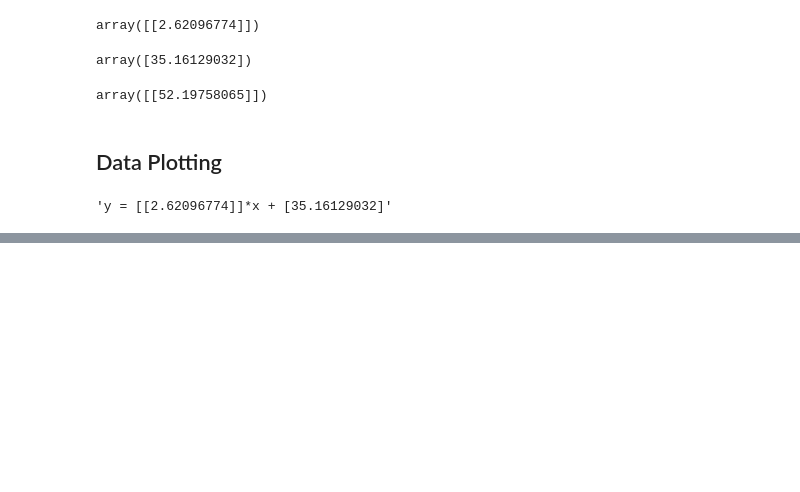
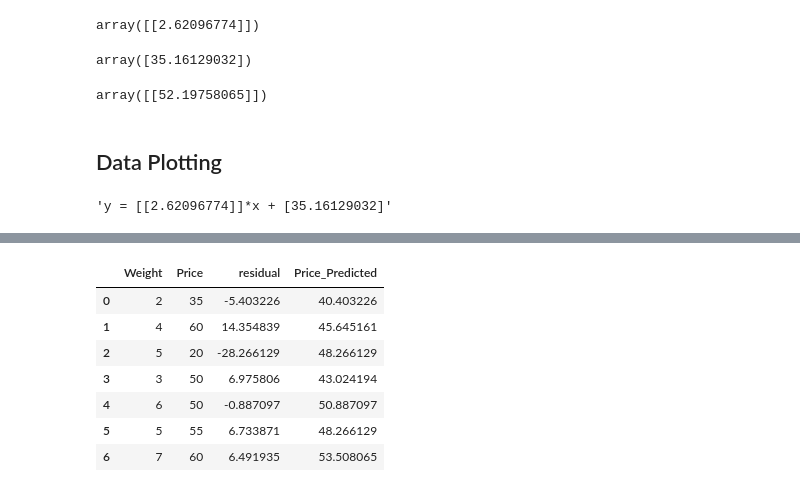
Before and after one commit to rafhan59/Linear-Regression-Assignment, a Jupyter notebook: Linear Regression Assignment.ipynb, the cells around one changed output, grey strips where cells are left out. Saved outputs shown, nothing was run; the diff lists cells and outputs as text; code cells hidden in the pictures; blank space fills up the shorter version.

```diff
--- a/Linear Regression Assignment.ipynb
+++ b/Linear Regression Assignment.ipynb
@@ -120,0 +101,3 @@ plt.show()
+# %%
+df[['residual']] = df[['Price']] - model.predict(df[['Weight']])
+df[['residual']]
@@ -120,0 +124,13 @@ plt.show()
+# %%
+df[['Price_Predicted']] = model.predict(df[['Weight']])
+# %%
+df
+# %% [output]
+|  | Weight | Price | residual | Price_Predicted |
+| 0 | 2 | 35 | -5.403226 | 40.403226 |
+| 1 | 4 | 60 | 14.354839 | 45.645161 |
+| 2 | 5 | 20 | -28.266129 | 48.266129 |
+| 3 | 3 | 50 | 6.975806 | 43.024194 |
+| 4 | 6 | 50 | -0.887097 | 50.887097 |
+| 5 | 5 | 55 | 6.733871 | 48.266129 |
+| 6 | 7 | 60 | 6.491935 | 53.508065 |
```
Also changed, not shown: parts of 6 cells of this notebook.
